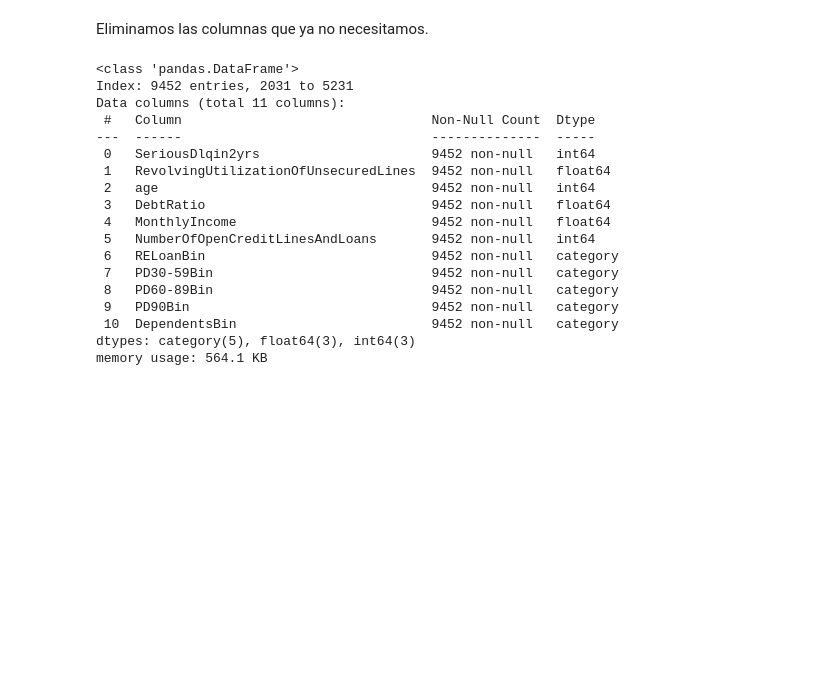
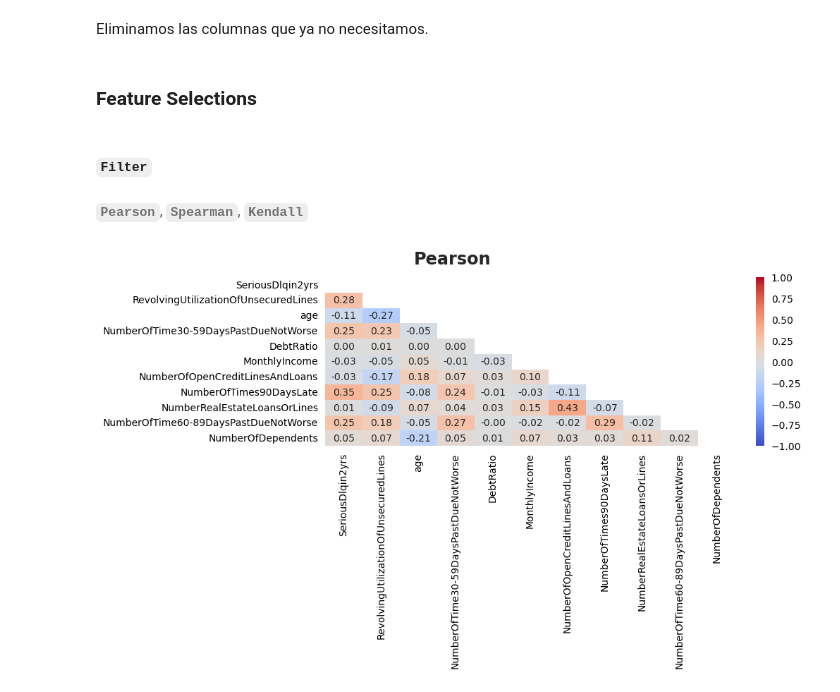
Before and after one commit to aaerror/ONLINE_DS_THEBRIDGE_AAC, a Jupyter notebook: sprint_14/feature_selection/feature_selection.ipynb, the cells around one changed output. Cells and saved outputs as stored; diff of their text form; code cells hidden in the pictures; blank space fills up the shorter version.

Commit message:
S14U02 Práctica obligatoria. Feature selection

```diff
--- a/sprint_14/feature_selection/feature_selection.ipynb
+++ b/sprint_14/feature_selection/feature_selection.ipynb
@@ -1527,32 +1583,13 @@ plt.show()
 # %% [markdown]
 Eliminamos las columnas que ya no necesitamos.
 # %%
-to_delete = [
+categorical_features_raw = [
 	"NumberRealEstateLoansOrLines",
 	"NumberOfDependents",
 	"NumberOfTime30-59DaysPastDueNotWorse",
 	"NumberOfTime60-89DaysPastDueNotWorse",
 	"NumberOfTimes90DaysLate"
 ]
-df_train.drop(columns=to_delete, inplace=True)
+# df_train.drop(columns=categorical_features_raw, inplace=True)
-# %%
-df_train.info()
-# %% [output]
-<class 'pandas.DataFrame'>
-Index: 9452 entries, 2031 to 5231
-Data columns (total 11 columns):
- #   Column                                Non-Null Count  Dtype
----  ------                                --------------  -----
- 0   SeriousDlqin2yrs                      9452 non-null   int64
- 1   RevolvingUtilizationOfUnsecuredLines  9452 non-null   float64
- 2   age                                   9452 non-null   int64
- 3   DebtRatio                             9452 non-null   float64
- 4   MonthlyIncome                         9452 non-null   float64
- 5   NumberOfOpenCreditLinesAndLoans       9452 non-null   int64
- 6   RELoanBin                             9452 non-null   category
- 7   PD30-59Bin                            9452 non-null   category
- 8   PD60-89Bin                            9452 non-null   category
- 9   PD90Bin                               9452 non-null   category
- 10  DependentsBin                         9452 non-null   category
-dtypes: category(5), float64(3), int64(3)
-memory usage: 564.1 KB
+# %% [markdown]
+### Feature Selections
@@ -1558,0 +1612,27 @@ memory usage: 564.1 KB
+# %% [markdown]
+##### `Filter`
+###### `Pearson`, `Spearman`, `Kendall`
+# %%
+columns = df_train.select_dtypes("number").columns
+correlations = df_train[columns].corr()
+mask = np.triu(np.ones_like(correlations, dtype=bool))
+
+fig, ax = plt.subplots(figsize=(10, 6), layout="constrained")
+fig.suptitle(f"Pearson",
+			 color="#262626")
+sns.heatmap(data=correlations,
+			mask=mask,
+			annot=True,
+			cmap="coolwarm",
+			fmt=".2f",
+			center=0,
+			linewidths=0,
+			vmax=1,
+			vmin=-1,
+			ax=ax)
+ax.set_xticks(ax.get_xticks(), labels=correlations.columns, rotation=90)
+ax.set_yticks(ax.get_yticks(), labels=correlations.columns)
+ax.grid(False)
+plt.show()
+# %% [output]
+[figure, added]
```
Also changed, not shown: parts of 88 cells of this notebook.
